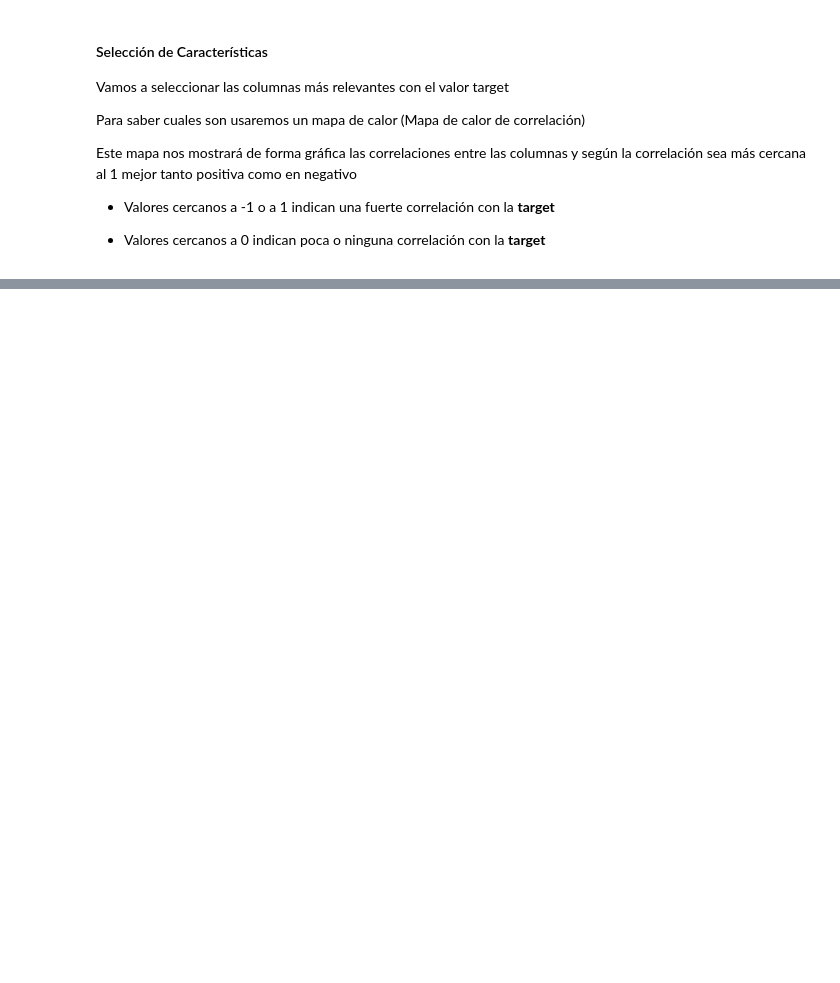
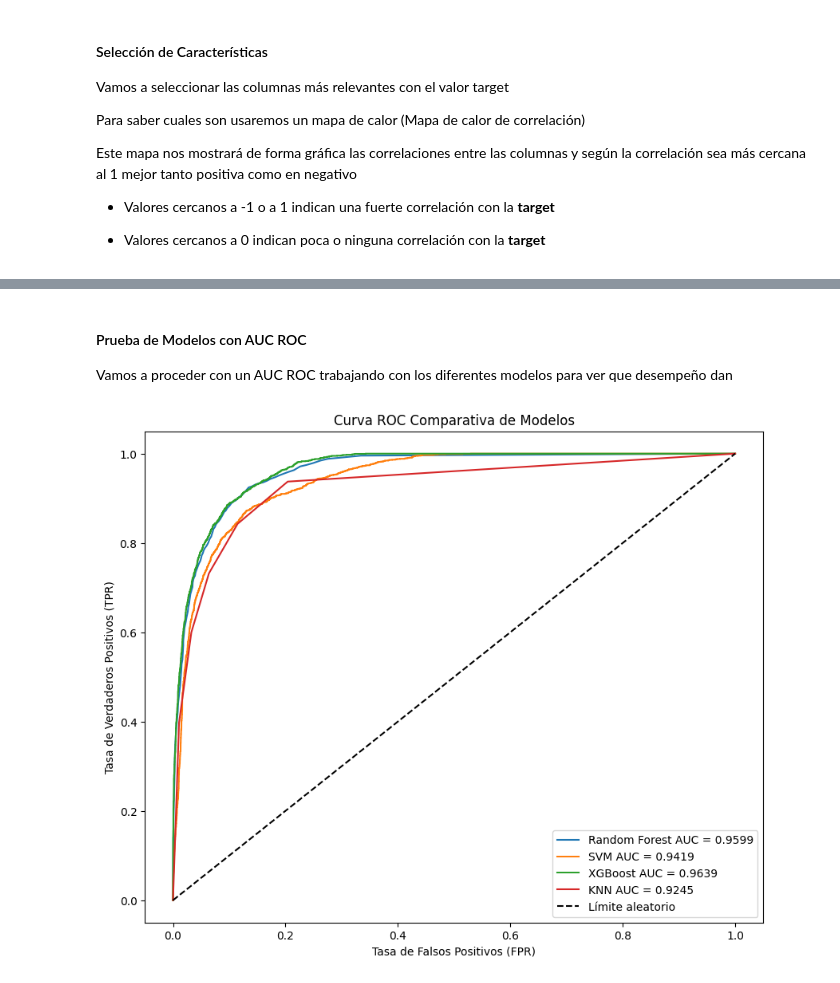
Before and after one commit to JuanMP/Machine-Learning, a Jupyter notebook: AnalisisPerfilCrediticio.ipynb, the cells around one changed output, grey strips where cells are left out. Drawn from its saved outputs; the diff is of its cells as text; code cells hidden in the pictures; blank space fills up the shorter version.

```diff
--- a/AnalisisPerfilCrediticio.ipynb
+++ b/AnalisisPerfilCrediticio.ipynb
@@ -406,0 +579,4 @@ print("Distribución con SMOTE: ", Counter(y_train_smote))
+# %% [markdown]
+#### Prueba de Modelos con AUC ROC
+
+Vamos a proceder con un AUC ROC trabajando con los diferentes modelos para ver que desempeño dan
@@ -406,0 +597,45 @@ print("Distribución con SMOTE: ", Counter(y_train_smote))
+# %%
+#KNN
+
+knn = KNeighborsClassifier(n_neighbors=5)
+knn.fit(X_train, y_train)
+knn_probas = knn.predict_proba(X_val)[:, 1]
+
+#Curva ROC
+fpr_knn, tpr_knn, _ = roc_curve(y_val, knn_probas)
+auc_knn = roc_auc_score(y_val, knn_probas)
+# %%
+#SVM
+
+svc = SVC(random_state=42, probability=True)
+svc.fit(X_train, y_train)
+svc_probas = svc.predict_proba(X_val)[:, 1]
+
+#Curva ROC
+fpr_svc, tpr_svc, _ = roc_curve(y_val, svc_probas)
+auc_svc = roc_auc_score(y_val, svc_probas)
+# %%
+#XGBoost
+
+xgb = XGBClassifier(random_state=42, eval_metric='logloss')
+xgb.fit(X_train, y_train)
+xgb_probas = xgb.predict_proba(X_val)[:, 1]
+
+#Curva ROC
+fpr_xgb, tpr_xgb, _ = roc_curve(y_val, xgb_probas)
+auc_xgb = roc_auc_score(y_val, xgb_probas)
+# %%
+#Gráfico AUC ROC
+plt.figure(figsize=(10, 8))
+plt.plot(fpr_rf, tpr_rf, label=f"Random Forest AUC = {auc_rf:.4f}")
+plt.plot(fpr_svc, tpr_svc, label=f"SVM AUC = {auc_svc:.4f}")
+plt.plot(fpr_xgb, tpr_xgb, label=f"XGBoost AUC = {auc_xgb:.4f}")
+plt.plot(fpr_knn, tpr_knn, label=f"KNN AUC = {auc_knn:.4f}")
+plt.plot([0, 1], [0, 1], 'k--', label="Límite aleatorio")
+plt.xlabel("Tasa de Falsos Positivos (FPR)")
+plt.ylabel("Tasa de Verdaderos Positivos (TPR)")
+plt.title("Curva ROC Comparativa de Modelos")
+plt.legend()
+plt.show()
+# %% [output]
+[figure, added]
```
Also changed, not shown: parts of 34 cells of this notebook.
